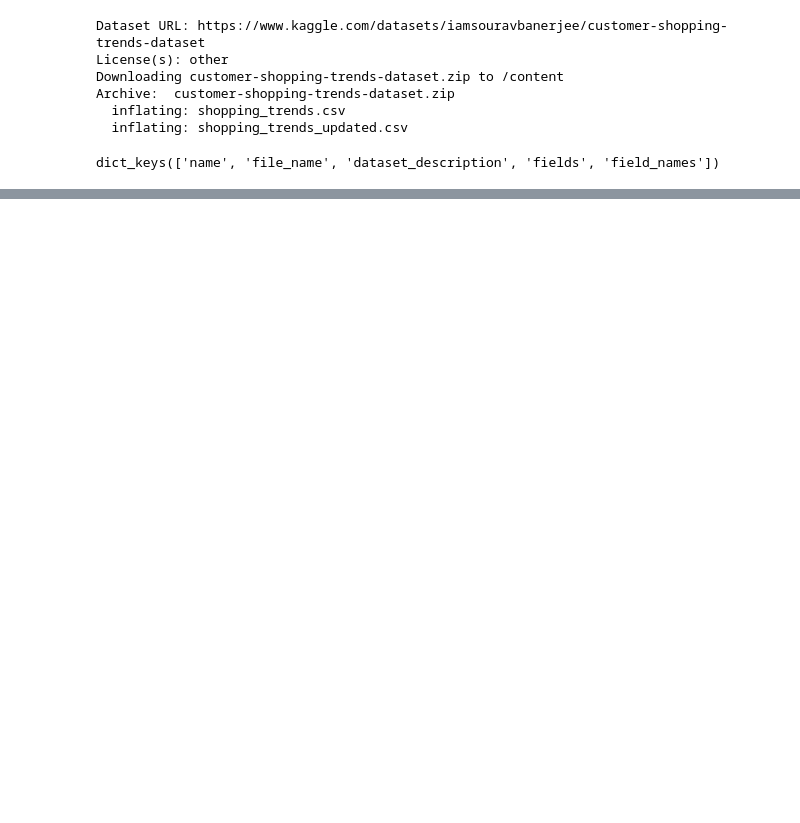
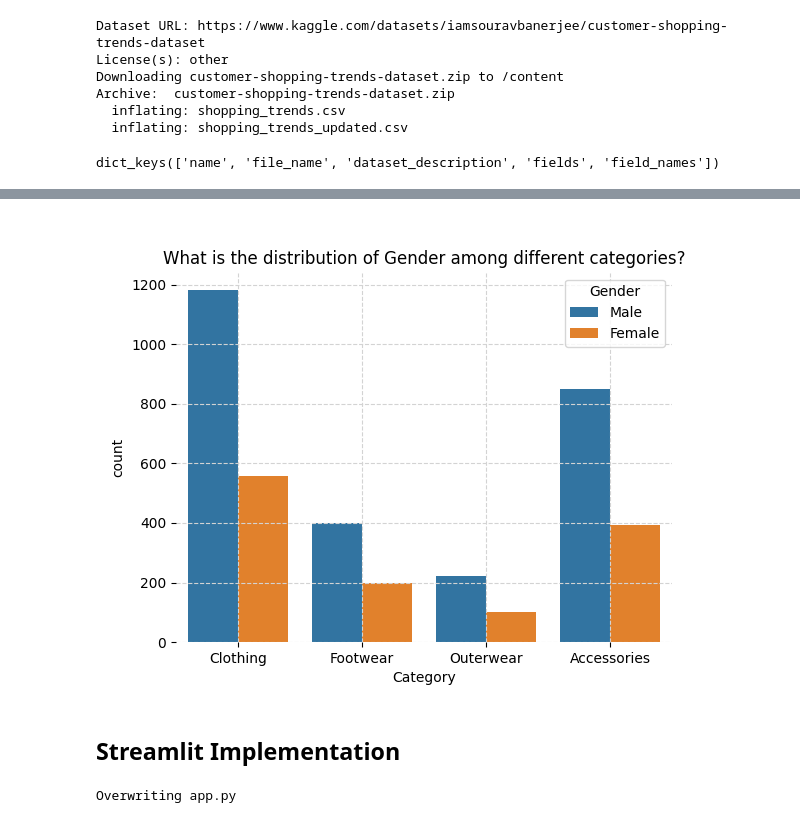
Before and after one commit to aishwarya-singh25/llm-data-viz, a Jupyter notebook: misc/trial1_lidaSupermarket.ipynb, the cells around one changed output, grey strips where cells are left out. Saved outputs shown, nothing was run; the diff lists cells and outputs as text; code cells hidden in the pictures; blank space fills up the shorter version.

```diff
--- a/misc/trial1_lidaSupermarket.ipynb
+++ b/misc/trial1_lidaSupermarket.ipynb
@@ -87,0 +121,44 @@ goals[0]
+# %%
+library = "seaborn"
+user_query = "What is the distribution of Gender among different categories?"
+textgen_config = TextGenerationConfig(n=1, temperature=0.5, use_cache=True)
+charts = lida.visualize(summary=summary, goal=user_query, textgen_config=textgen_config, library=library)
+charts[0]
+# %% [output]
+[figure, added]
+# %% [markdown]
+## Streamlit Implementation
+# %%
+%%writefile app.py
+
+# reference https://github.com/iamaziz/chat_with_images/blob/main/app.py
+import numpy as np
+import streamlit as st
+from lida import Manager, TextGenerationConfig, llm
+
+openai_api_key = 'sk-'
+st.title("Simple viz")
+
+prompt = st.chat_input(
+    "Ask your query for the shopping trends dataset"
+)
+
+if not prompt: st.stop()
+
+with st.chat_message("question"):
+    st.markdown(prompt, unsafe_allow_html=True)
+
+with st.spinner("Thinking..."):
+    library = "seaborn"
+    lida = Manager(text_gen = llm("openai", api_key=openai_api_key)) # !! api key
+    textgen_config = TextGenerationConfig(n=1, temperature=0.5, model="gpt-3.5-turbo", use_cache=True)
+    # get result from Lida
+    summary = lida.summarize("shopping_trends.csv", summary_method="default", textgen_config=textgen_config)
+    # chart = generate_viz(prompt)
+    charts = lida.visualize(summary=summary, goal=prompt, textgen_config=textgen_config, library=library)
+    with st.chat_message("response"):
+        # replace with viz from Lida
+        st.image(charts[0].raster)
+        # st.line_chart(np.random.randn(30, 3))
+# %% [output]
+Overwriting app.py
```
Also changed, not shown: parts of 13 cells of this notebook.
